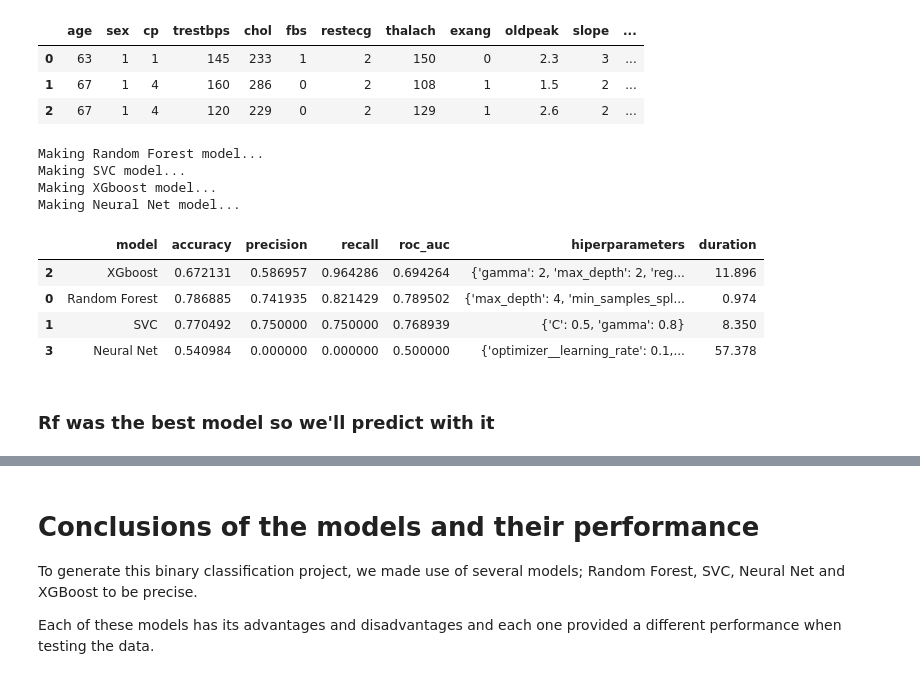
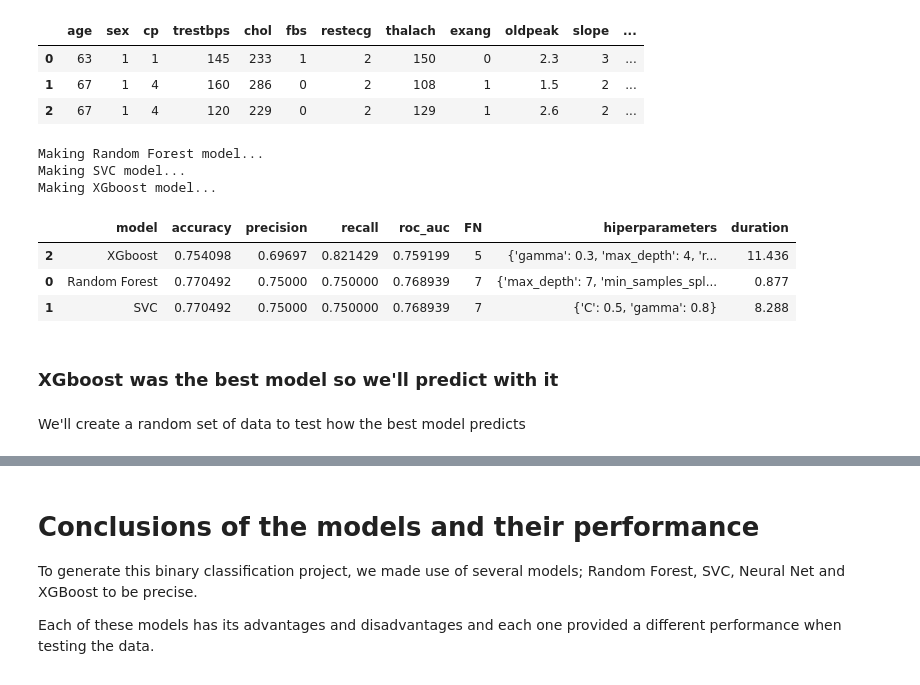
Before and after one commit to octaviodiego78/data-modeling-proyect, a Jupyter notebook: classification/classificationModeling.ipynb, the cells around one changed output, grey strips where cells are left out. Saved outputs shown, nothing was run; the diff lists cells and outputs as text; code cells hidden in the pictures.

Commit message:
left just ML models

```diff
--- a/classification/classificationModeling.ipynb
+++ b/classification/classificationModeling.ipynb
@@ -51,7 +44,7 @@ rf = {"name":"Random Forest",
       "paramsGrid": {'max_depth': range(1, 8),'min_samples_split': range(5, 10, 2),'n_estimators': range(2,5,1)},
       "requires_feature_selection": False,
       "requires_scalling":False,
-      "scoring":"recall"
+      "scoring":"accuracy"
 }
 
 svc = {"name":"SVC",
@@ -59,7 +52,7 @@ svc = {"name":"SVC",
       "paramsGrid": {'C': [.2,.5,1],'gamma': [00000.8,00000.9,0.0001]},
       "requires_feature_selection": False,
       "requires_scalling":True,
-      "scoring":"recall"
+      "scoring":"accuracy"
 }
 
 boost = {"name":"XGboost",
@@ -71,22 +64,11 @@ boost = {"name":"XGboost",
       "paramsGrid": {'max_depth':[2,3,4],'gamma':[0,2,0.3,0.5],'reg_lambda':[10,20,100],'scale_pos_weight':[3,4,5]},
       "requires_feature_selection": False,
       "requires_scalling":False,
-      "scoring": "recall"
+      "scoring": "accuracy"
 }
 
 
-nngrid = dict(optimizer__learning_rate=[0.1, 0.05, 0.01], optimizer__momentum=[0.8, 0.6, 0.4])
-nn = { "name": "Neural Net",
-    "object": KerasRegressor(model=createModel, loss='binary_crossentropy',
-                        optimizer=tensorflow.keras.optimizers.legacy.SGD,
-                          epochs=200, batch_size=10, verbose=0),
-    "paramsGrid": nngrid,
-    "requires_feature_selection": False,
-    "requires_scalling": True,
-    "scoring":"recall"
-}
-
-models = [rf] #,svc,boost,nn
+models = [rf,svc,boost]
 # %%
 def modeling(df,modelDict,seed=1,threshold_for_selection=.3,test_size=.2,cv_splits=5):
 
@@ -100,6 +82,7 @@ def modeling(df,modelDict,seed=1,threshold_for_selection=.3,test_size=.2,cv_spli
 
 
     #Scalling
+    #I commented this part because this particular dataset was downloaded already scaled
     """if modelDict["requires_scalling"] == True:
         scaler = StandardScaler()
         X_train = scaler.fit_transform(X_train)
@@ -141,40 +124,40 @@ def modeling(df,modelDict,seed=1,threshold_for_selection=.3,test_size=.2,cv_spli
         y_pred = (bestModel.predict(X_test) > .7).astype(int)
 
 
+    #Counting FN
+    fn = sum([1 if pred == 0 and actual == 1 else 0 for pred, actual in zip(y_pred, y_test)])
+
 
     #saving scores
-
-    return [modelDict['name'],accuracy_score(y_test, y_pred),precision_score(y_test, y_pred),recall_score(y_test, y_pred),roc_auc_score(y_test, y_pred),gridSearch.best_params_,bestModel]
+    return [modelDict['name'],accuracy_score(y_test, y_pred),precision_score(y_test, y_pred),recall_score(y_test, y_pred),roc_auc_score(y_test, y_pred),fn,gridSearch.best_params_,bestModel]
 # %%
 #Main
 
-results = pd.DataFrame(columns=['model','accuracy', 'precision', 'recall','roc_auc','hiperparameters','modelObject'])
+results = pd.DataFrame(columns=['model','accuracy', 'precision', 'recall','roc_auc','FN','hiperparameters','modelObject'])
 times = []
 for model in models:
     print(f'Making {model["name"]} model...')
     start = time.time()
     row = modeling(df,modelDict=model)
 
     end = time.time()
     delta = round(end-start,3)
     times.append(delta)
 
     results.loc[len(results)] = row
 
 results["duration"] = times
 
 results[[col for col in results.columns if col != "modelObject"]].sort_values(by='recall',ascending=False)
 # %% [output]
 Making Random Forest model...
 Making SVC model...
 Making XGboost model...
-Making Neural Net model...
-|  | model | accuracy | precision | recall | roc_auc | hiperparameters | duration |
-| 2 | XGboost | 0.672131 | 0.586957 | 0.964286 | 0.694264 | {'gamma': 2, 'max_depth': 2, 'reg... | 11.896 |
-| 0 | Random Forest | 0.786885 | 0.741935 | 0.821429 | 0.789502 | {'max_depth': 4, 'min_samples_spl... | 0.974 |
-| 1 | SVC | 0.770492 | 0.750000 | 0.750000 | 0.768939 | {'C': 0.5, 'gamma': 0.8} | 8.350 |
-| 3 | Neural Net | 0.540984 | 0.000000 | 0.000000 | 0.500000 | {'optimizer__learning_rate': 0.1,... | 57.378 |
+|  | model | accuracy | precision | recall | roc_auc | FN | hiperparameters | duration |
+| 2 | XGboost | 0.754098 | 0.69697 | 0.821429 | 0.759199 | 5 | {'gamma': 0.3, 'max_depth': 4, 'r... | 11.436 |
+| 0 | Random Forest | 0.770492 | 0.75000 | 0.750000 | 0.768939 | 7 | {'max_depth': 7, 'min_samples_spl... | 0.877 |
+| 1 | SVC | 0.770492 | 0.75000 | 0.750000 | 0.768939 | 7 | {'C': 0.5, 'gamma': 0.8} | 8.288 |
 # %% [markdown]
-### Rf was the best model so we'll predict with it
+### XGboost was the best model so we'll predict with it
 # %%
 #best model
@@ -182,5 +165,7 @@ model = results.loc[results.model=="Random Forest","modelObject"].values[0]
 # %%
 X = df.drop('num', axis=1)
+# %% [markdown]
+We'll create a random set of data to test how the best model predicts
 # %%
 n_rows=14
 newX = pd.DataFrame(np.random.randint(X.min(),
```
Also changed, not shown: parts of 6 cells of this notebook.
